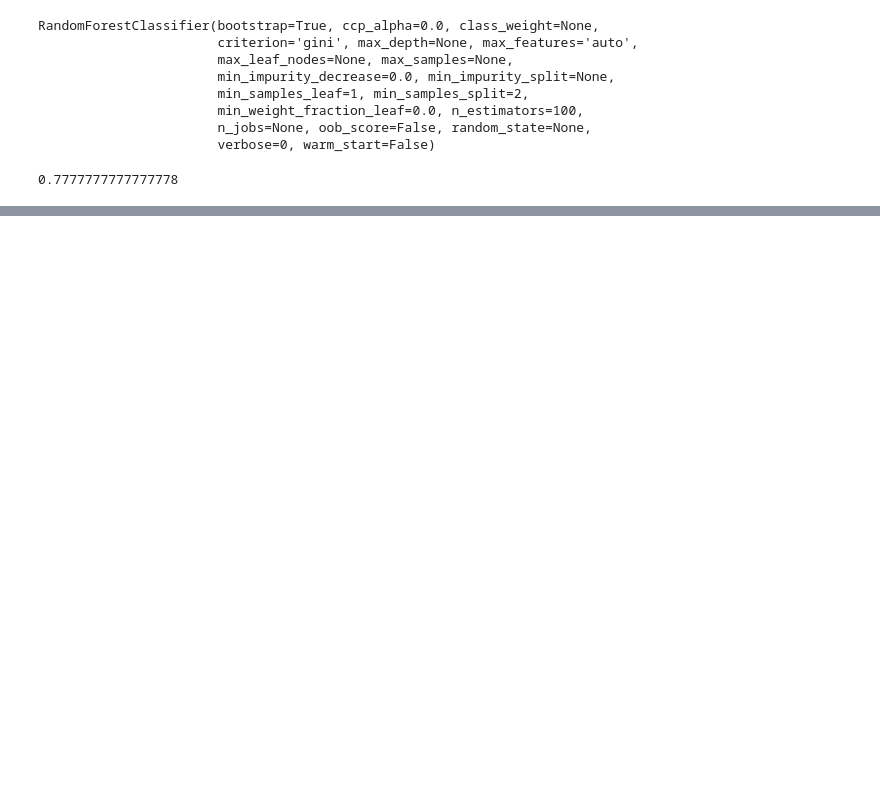
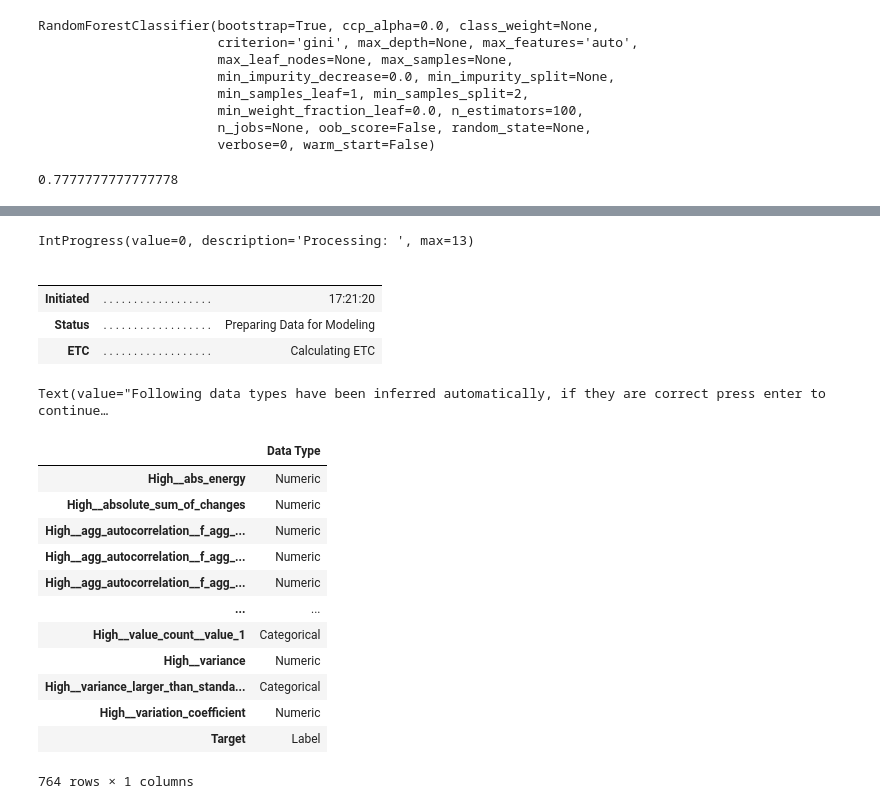
Before and after one commit to Nitinguptadu/Tsfresh, a Jupyter notebook: time series solution using tsfresh/Machine learning model.ipynb, the cells around one changed output, grey strips where cells are left out. Saved outputs shown, nothing was run; the diff lists cells and outputs as text; code cells hidden in the pictures; blank space fills up the shorter version.

```diff
--- a/time series solution using tsfresh/Machine learning model.ipynb
+++ b/time series solution using tsfresh/Machine learning model.ipynb
@@ -104,0 +247,26 @@ weighted avg       0.87      0.78      0.78         9
+# %%
+from pycaret.classification import *
+clf1 = setup(data = df, target = 'Target')
+# tuning LightGBM Model
+tuned_rf = tune_model('rf')
+# %% [output]
+IntProgress(value=0, description='Processing: ', max=13)
+|  |  |  |
+|  |  |  |
+| Initiated | . . . . . . . . . . . . . . . . . . | 17:21:20 |
+| Status | . . . . . . . . . . . . . . . . . . | Preparing Data for Modeling |
+| ETC | . . . . . . . . . . . . . . . . . . | Calculating ETC |
+Text(value="Following data types have been inferred automatically, if they are correct press enter to continue…
+|  | Data Type |
+| High__abs_energy | Numeric |
+| High__absolute_sum_of_changes | Numeric |
+| High__agg_autocorrelation__f_agg_... | Numeric |
+| High__agg_autocorrelation__f_agg_... | Numeric |
+| High__agg_autocorrelation__f_agg_... | Numeric |
+| ... | ... |
+| High__value_count__value_1 | Categorical |
+| High__variance | Numeric |
+| High__variance_larger_than_standa... | Categorical |
+| High__variation_coefficient | Numeric |
+| Target | Label |
+764 rows × 1 columns
```
Also changed, not shown: parts of 24 cells of this notebook.
